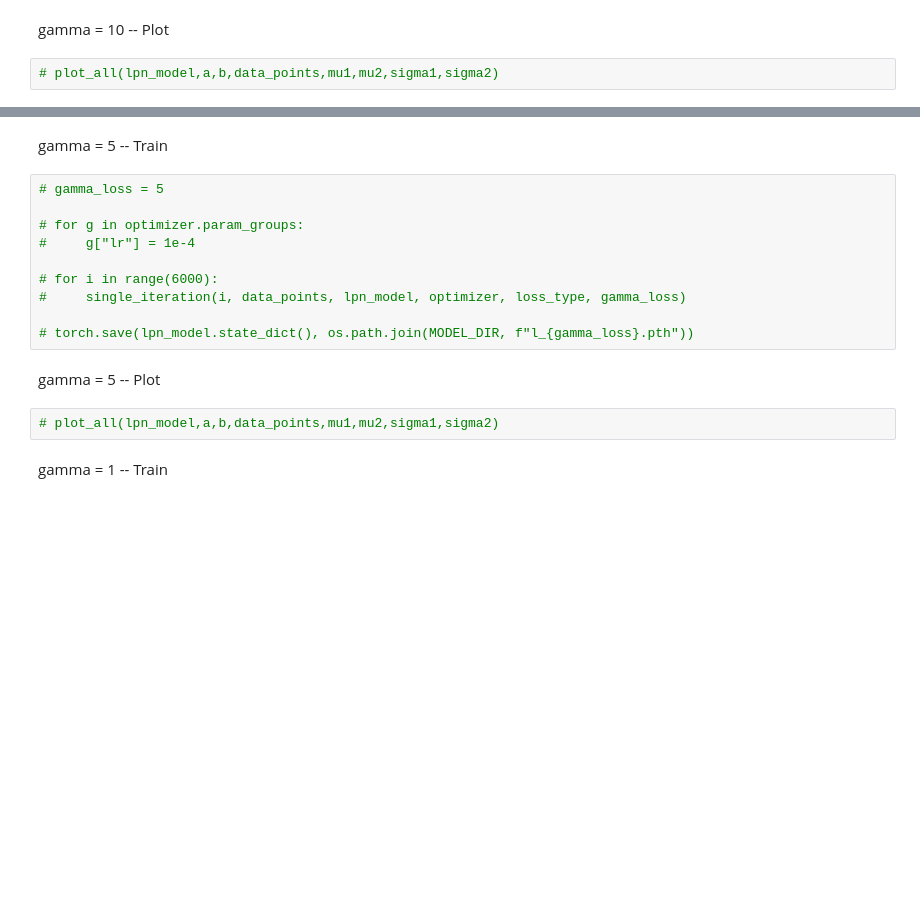
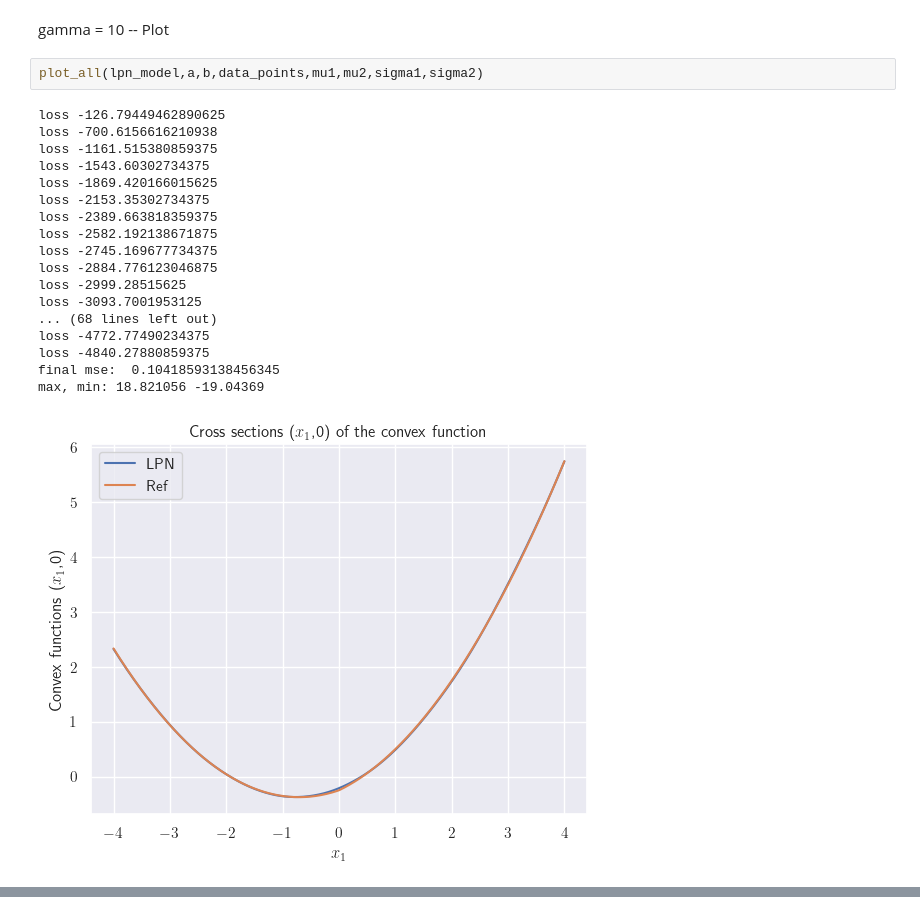
Before and after one commit to Gabriel-P-Langlois/lpn_for_nonconvex_control, a Jupyter notebook: exps/_hjpdes_experiments_multiD/exp_1_minplus_2D.ipynb, the cells around one changed output, grey strips where cells are left out. Cells and saved outputs as stored; diff of their text form; blank space fills up the shorter version.

```diff
--- a/exps/_hjpdes_experiments_multiD/exp_1_minplus_2D.ipynb
+++ b/exps/_hjpdes_experiments_multiD/exp_1_minplus_2D.ipynb
@@ -440,4 +619,23 @@ gamma = 10 -- Train
 # %% [markdown]
 gamma = 10 -- Plot
 # %%
-# plot_all(lpn_model,a,b,data_points,mu1,mu2,sigma1,sigma2)
+plot_all(lpn_model,a,b,data_points,mu1,mu2,sigma1,sigma2)
+# %% [output]
+loss -126.79449462890625
+loss -700.6156616210938
+loss -1161.515380859375
+loss -1543.60302734375
+loss -1869.420166015625
+loss -2153.35302734375
+loss -2389.663818359375
+loss -2582.192138671875
+loss -2745.169677734375
+loss -2884.776123046875
+loss -2999.28515625
+loss -3093.7001953125
+... (68 lines left out)
+loss -4772.77490234375
+loss -4840.27880859375
+final mse:  0.10418593138456345
+max, min: 18.821056 -19.04369
+[figure, added]
@@ -444,18 +644,0 @@ gamma = 10 -- Plot
-# %% [markdown]
-gamma = 5 -- Train
-# %%
-# gamma_loss = 5
-
-# for g in optimizer.param_groups:
-#     g["lr"] = 1e-4
-
-# for i in range(6000):
-#     single_iteration(i, data_points, lpn_model, optimizer, loss_type, gamma_loss)
-
-# torch.save(lpn_model.state_dict(), os.path.join(MODEL_DIR, f"l_{gamma_loss}.pth"))
-# %% [markdown]
-gamma = 5 -- Plot
-# %%
-# plot_all(lpn_model,a,b,data_points,mu1,mu2,sigma1,sigma2)
-# %% [markdown]
-gamma = 1 -- Train
```
Also changed, not shown: parts of 22 cells of this notebook, 9 other files.
